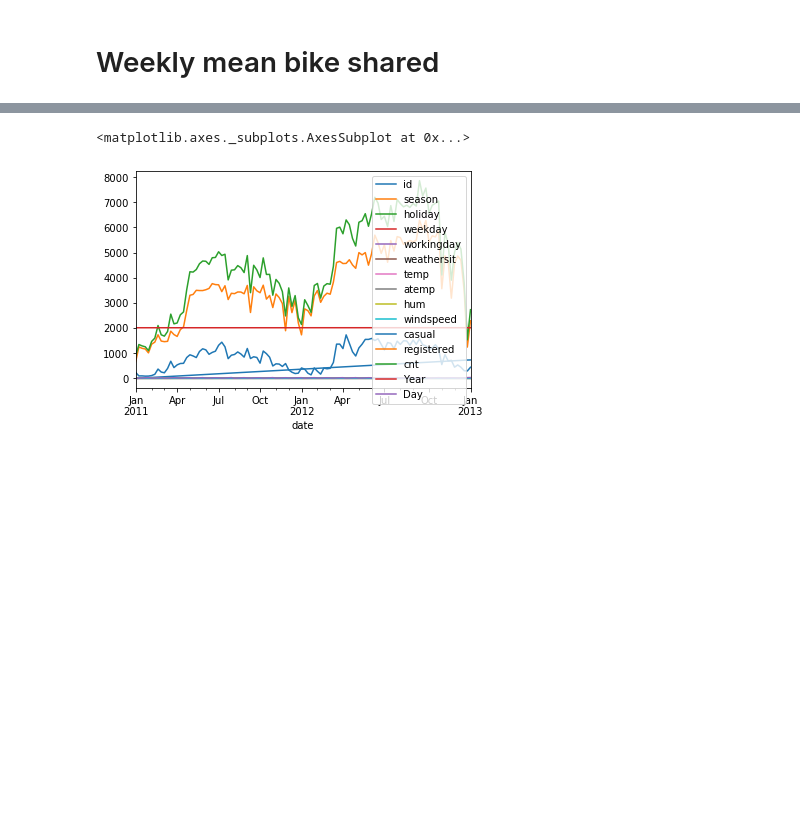
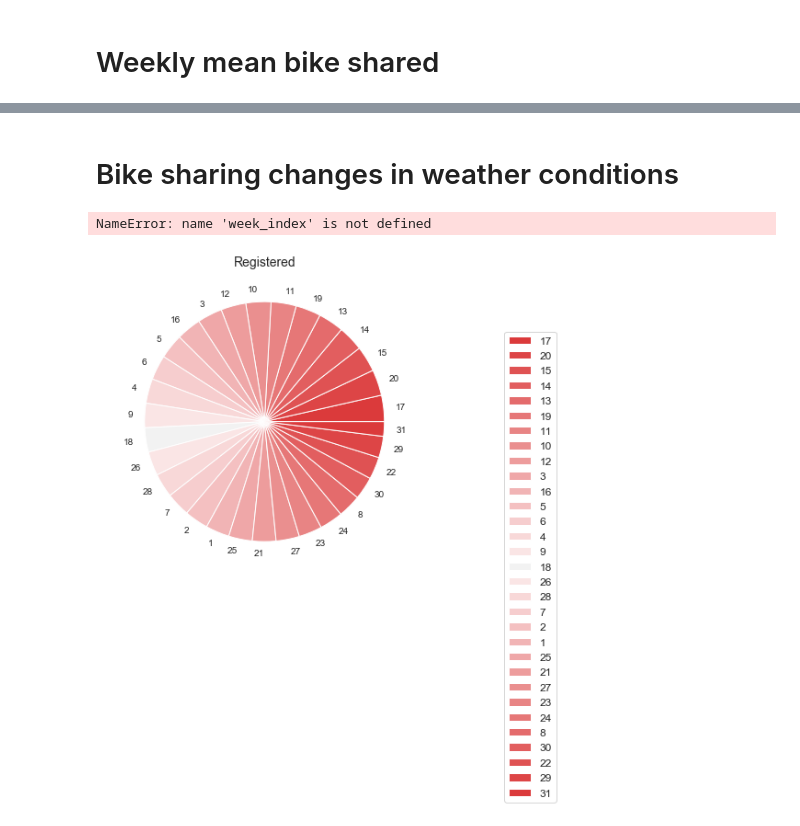
Before and after one commit to simofleanta/Data_coding_preparations, a Jupyter notebook: metrics.ipynb, the cells around one changed output, grey strips where cells are left out. Saved outputs shown, nothing was run; the diff lists cells and outputs as text; code cells hidden in the pictures; blank space fills up the shorter version.

```diff
--- a/metrics.ipynb
+++ b/metrics.ipynb
@@ -110,5 +96,0 @@ date
-# %%
-week_index.plot()
-# %% [output]
-<matplotlib.axes._subplots.AxesSubplot at 0x...>
-[figure, removed]
@@ -114,0 +99,15 @@ week_index.plot()
+# %% [markdown]
+# Bike sharing changes in weather conditions
+# %%
+#subplot
+
+f,axes = plt.subplots(1,2, figsize=(20, 10))
+C=sns.scatterplot(week_index.hum, week_index.windspeed, s=100, edgecolor='black', alpha=0.5,\
+     palette='Blues',ax=axes[0]).set_title("Weekly mean of bikes haring in air conditions")
+
+D=sns.scatterplot(week_index.temp , week_index.atemp, s=100, edgecolor='black', alpha=0.5,\
+     palette='Blues',ax=axes[1]).set_title("weekly mean of bike sharing in weather conditions")
+
+plt.show()
+# %% [output]
+NameError: name 'week_index' is not defined
@@ -114,0 +116,19 @@ week_index.plot()
+# %%
+
+cmap1 = sns.diverging_palette(17, 15, as_cmap=True)
+
+
+#pie chart
+
+sns.set_style("whitegrid")
+df = df.groupby('Day').agg({'registered': 'sum'}).sort_values('registered', ascending=False)
+
+
+ax = df.plot.pie(y='registered', figsize=(6, 6), colormap=sns.diverging_palette(12, 12, as_cmap=True))
+handles, labels = ax.get_legend_handles_labels()
+lgd = ax.legend(handles, labels, bbox_to_anchor=(1.3, 0.8), loc=2, borderaxespad=0., fontsize=12)
+plt.ylabel(' ')
+plt.title('Registered', fontsize=14)
+plt.show()
+# %% [output]
+[figure, added]
```
Also changed, not shown: parts of 4 cells of this notebook.
